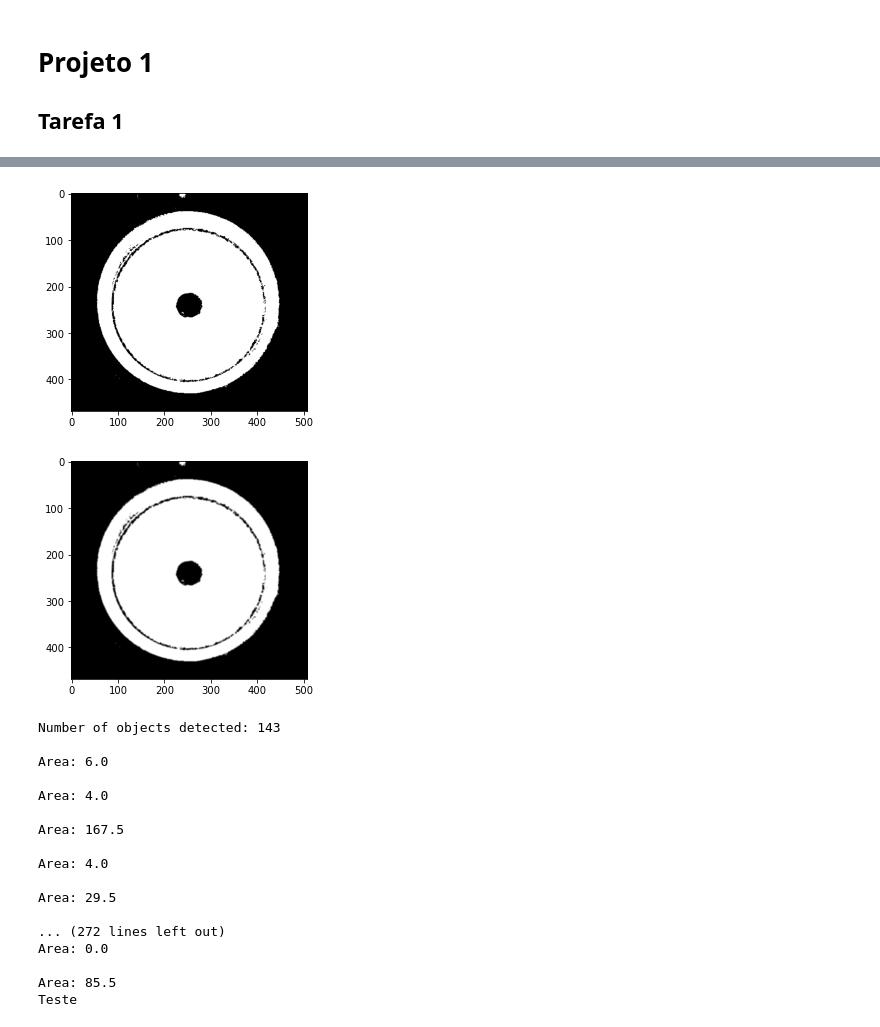
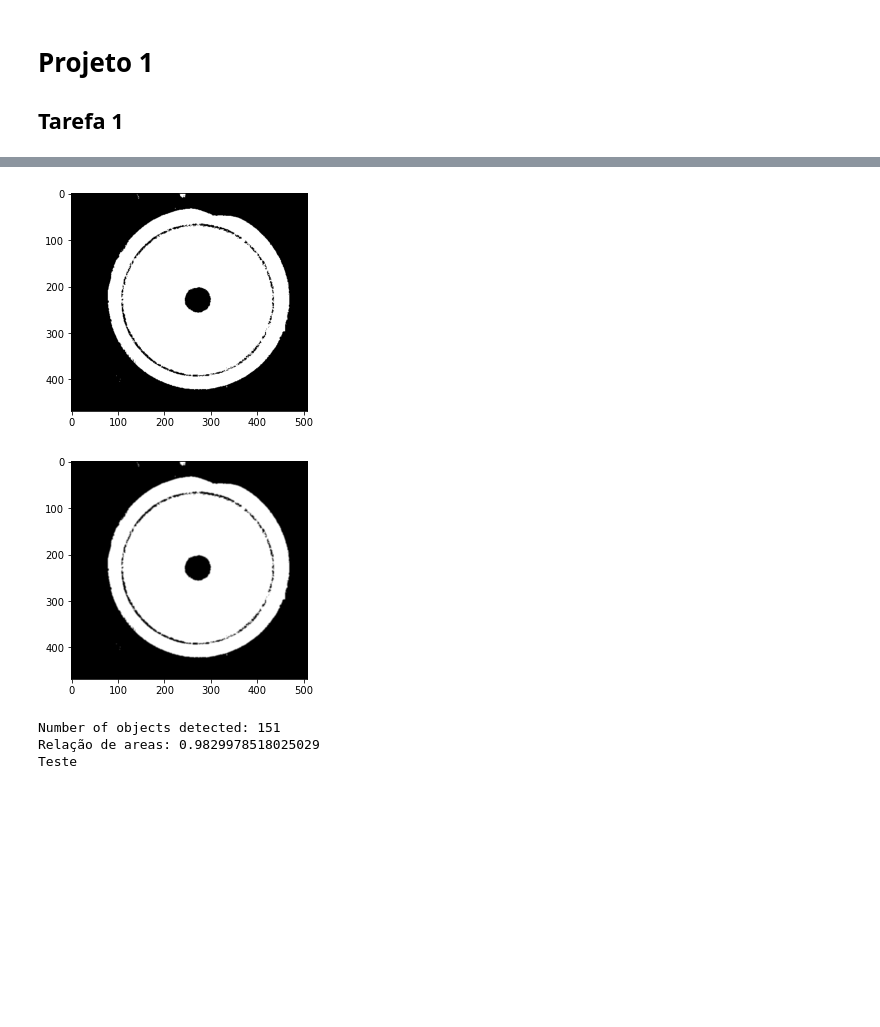
Before and after one commit to BMDamasceno/vm-proj1, a Jupyter notebook: Projeto 1.ipynb, the cells around one changed output, grey strips where cells are left out. Saved outputs shown, nothing was run; the diff lists cells and outputs as text; code cells hidden in the pictures; blank space fills up the shorter version.

```diff
--- a/Projeto 1.ipynb
+++ b/Projeto 1.ipynb
@@ -21,9 +21,10 @@ def adjust_gamma(image, gamma=1.0):
     return cv2.LUT(image, table)
 # %%
 
-fig = cv2.imread("OK/Fig_OK_15.jpg")
+#fig = cv2.imread("OK/Fig_OK_15.jpg")
+#fig = cv2.imread("NOK_tamanho_forma\Fig_NOK_01.jpg")
+fig = cv2.imread("NOK_borda/Fig_NOK_14.jpg")
 #fig = cv2.imread("NOK_superficie/Fig_NOK_Superf_03.jpg")
-#fig = cv2.imread("NOK_borda/Fig_NOK_12.jpg")
 
 #plt.imshow(fig)
 #plt.show()
@@ -47,18 +48,18 @@ plt.subplot(1,3,3)
 plt.imshow(canal_V,cmap='gray')
 plt.show()
 
-print("H max:",np.max(canal_H))
-print("H min:", np.min(canal_H))
-print("S max:",np.max(canal_S))
-print("S min:", np.min(canal_S))
-print("V max:",np.max(canal_V))
-print("V min:", np.min(canal_V))
+#print("H max:",np.max(canal_H))
+#print("H min:", np.min(canal_H))
+#print("S max:",np.max(canal_S))
+#print("S min:", np.min(canal_S))
+#print("V max:",np.max(canal_V))
+#print("V min:", np.min(canal_V))
 
 #print(canal_H)
 
 
 #Separando as matrizes
-[B,G,R] = cv2.split(figRGB)
+#[B,G,R] = cv2.split(figRGB)
 #plt.imshow(G, cmap='gray')
 #plt.show()
 
@@ -90,6 +91,8 @@ print("Number of objects detected:", len(contours))
 #contours[-5] possui o contorno do circulo na figura 1
 
 fig_contor = fig
+raio_perfeito = int((25*508)/65)
+area_perfeita = pi*(raio_perfeito**2)
 
 for c in contours:
     hull = cv2.convexHull(c)
@@ -97,15 +100,15 @@ for c in contours:
     area = cv2.contourArea(c)
     #print("\nArea:",area)
 
-    print("\nArea:",area)
-    if (area>80000):
-        img = cv2.drawContours(dst,[hull],0,(255,255,255),thickness=cv2.FILLED)
+    #print("\nArea:",area)
+    if (area>99000):
+        img = cv2.drawContours(thresh,[hull],0,(255,255,255),thickness=1)
         #equi_diameter = np.sqrt(4*area/np.pi)
         #print("Diameter:", equi_diameter)
-        #(x,y),radius = cv2.minEnclosingCircle(c)
-        #center = (int(x),int(y))
-        #radius = int(radius)
-        #cv2.circle(img,center,radius,(156,156,156),thickness=cv2.FILLED)
+        (x,y),radius = cv2.minEnclosingCircle(c)
+        center = (int(x),int(y))
+        radius = int(radius)
+        cv2.circle(thresh,center,raio_perfeito,(156,156,156),thickness=cv2.FILLED)
         #print("Radius:",radius)
         #cv2.circle(img,center,3,(255,255,0),1)
         #img = cv2.drawContours(dst,[hull],0,(255,255,0),3)
@@ -121,10 +124,11 @@ for c in contours:
         #print("Area elipse:", A)
         #cv2.ellipse(img,ellipse, (60,0,0), 3)
         #fig_contor = cv2.drawContours(img,[hull],0,(156,156,156), 2)
-        img = cv2.drawContours(thresh,[hull],0,(255,255,255),1)
+        img = cv2.drawContours(thresh,[hull],0,(255,255,255),cv2.FILLED)
         area = cv2.contourArea(c)
         #print("\nArea:",area)
         areas[i] = area
+        print("Relação de areas:",area/area_perfeita)
 
         #Encontrando o diâmetro
         (x,y),radius = cv2.minEnclosingCircle(c)
@@ -156,18 +160,18 @@ plt.show()
 #plt.show()
 
 
-detector = blob_detec()
+#detector = blob_detec()
 
 # Detect blobs
-KP = detector.detect(fig_contor)
-print("Nro de blobs: ",len(KP))
+#KP = detector.detect(fig_contor)
+#print("Nro de blobs: ",len(KP))
 # List parameters (X,Y,size,ang) of each detected keypoints
-img1_text = fig_contor
-i=1
-for KPi in KP:
-    print("Blob_", i, ": X= ", KPi.pt[0], " Y= ", KPi.pt[1], " size=", KPi.size**2, " ang=", KPi.angle)
-    img1_text = cv2.putText(img1_text, str(i), (int(KPi.pt[0]),int(KPi.pt[1])), cv2.FONT_HERSHEY_PLAIN, 1,(255,0,0))
-    i=i+1
+#img1_text = fig_contor
+#i=1
+#for KPi in KP:
+#    print("Blob_", i, ": X= ", KPi.pt[0], " Y= ", KPi.pt[1], " size=", KPi.size**2, " ang=", KPi.angle)
+#    img1_text = cv2.putText(img1_text, str(i), (int(KPi.pt[0]),int(KPi.pt[1])), cv2.FONT_HERSHEY_PLAIN, 1,(255,0,0))
+#    i=i+1
 
 #plt.imshow(img1_text, cmap='gray')
 #plt.show()
@@ -192,19 +190,5 @@ V min: 10
-[figure, old version]
+[figure, new version]
-[figure, old version]
+[figure, new version]
-Number of objects detected: 143
-
-Area: 6.0
-
-Area: 4.0
-
-Area: 167.5
-
-Area: 4.0
-
-Area: 29.5
-
-... (272 lines left out)
-Area: 0.0
-
-Area: 85.5
-Teste
+Number of objects detected: 151
+Relação de areas: 0.9829978518025029
+Teste
```
Also changed, not shown: parts of 3 cells of this notebook.
